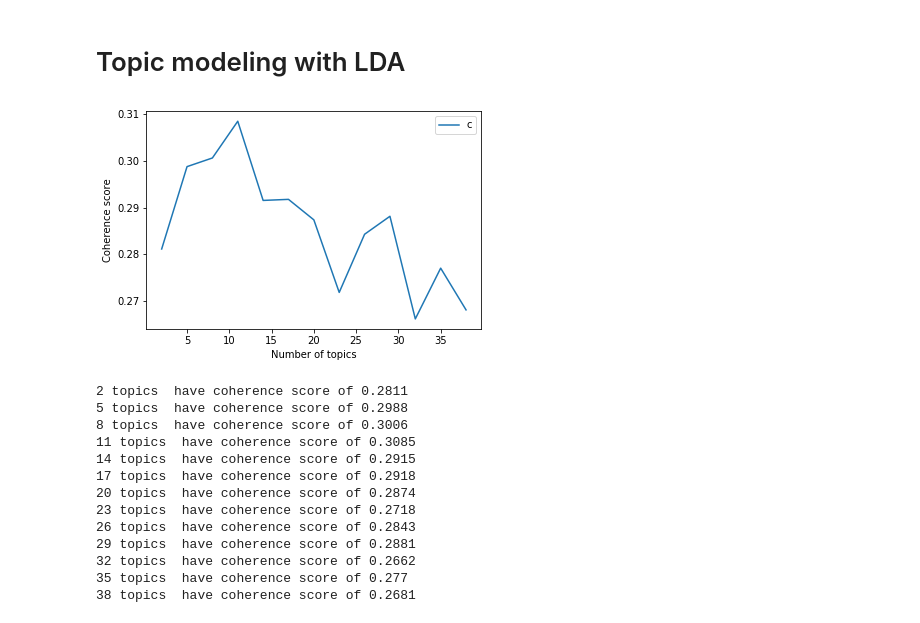
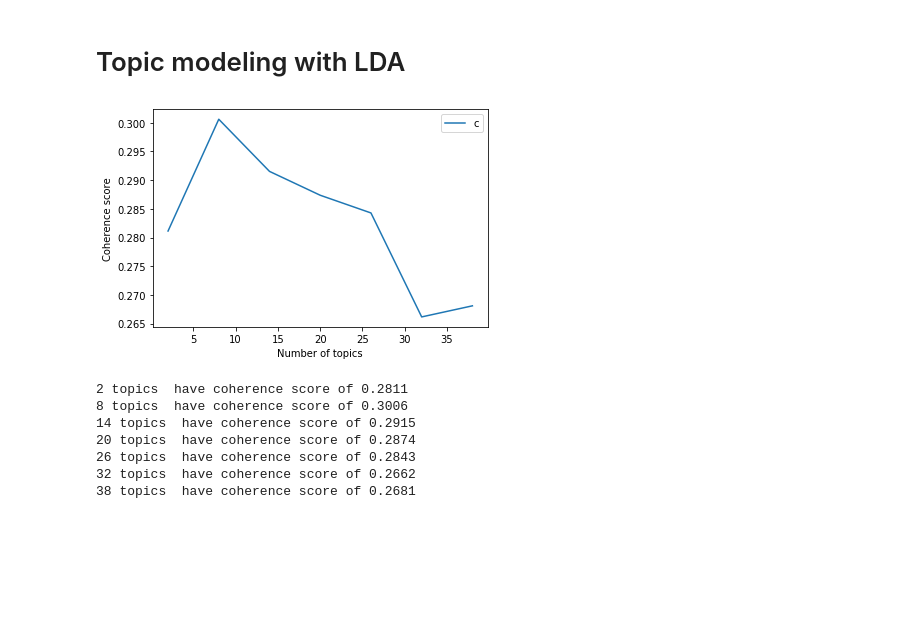
Before and after one commit to thinkingoutloud55/Insight-DS-Project, a Jupyter notebook: notebooks/gensim-lda-topic-modeling.ipynb, the cells around one changed output. Saved outputs shown, nothing was run; the diff lists cells and outputs as text; code cells hidden in the pictures; blank space fills up the shorter version.

```diff
--- a/notebooks/gensim-lda-topic-modeling.ipynb
+++ b/notebooks/gensim-lda-topic-modeling.ipynb
@@ -158,33 +146,27 @@ logging.basicConfig(format='%(asctime)s : %(levelname)s : %(message)s', level=lo
 # %% [markdown]
 # Topic modeling with LDA
 # %%
-model_list, topic_coherence = compute_coherence_lda(corpus, dictionary, start=2, limit=40, step=3)
+model_list, topic_coherence = compute_coherence_lda(corpus, dictionary, start=2, limit=40, step=6)
 # %%
 # Plot
-num_topics = range(2, 40, 3)
+num_topics = range(2, 40, 6)
 plt.plot(num_topics, topic_coherence)
 plt.xlabel("Number of topics")
 plt.ylabel("Coherence score")
 plt.legend(("coherence_values"), loc='best')
 plt.savefig('../figures/topic_coherence.png')
 # %% [output]
-[figure, old version]
+[figure, new version]
 # %%
 # Print the coherence scores
 for top, cv in zip(num_topics, topic_coherence):
     print("{} topics  have coherence score of {}".format(top, round(cv, 4)))
 # %% [output]
 2 topics  have coherence score of 0.2811
-5 topics  have coherence score of 0.2988
 8 topics  have coherence score of 0.3006
-11 topics  have coherence score of 0.3085
 14 topics  have coherence score of 0.2915
-17 topics  have coherence score of 0.2918
 20 topics  have coherence score of 0.2874
-23 topics  have coherence score of 0.2718
 26 topics  have coherence score of 0.2843
-29 topics  have coherence score of 0.2881
 32 topics  have coherence score of 0.2662
-35 topics  have coherence score of 0.277
 38 topics  have coherence score of 0.2681
 # %%
```
Also changed, not shown: parts of 4 cells of this notebook, 7 other files.
